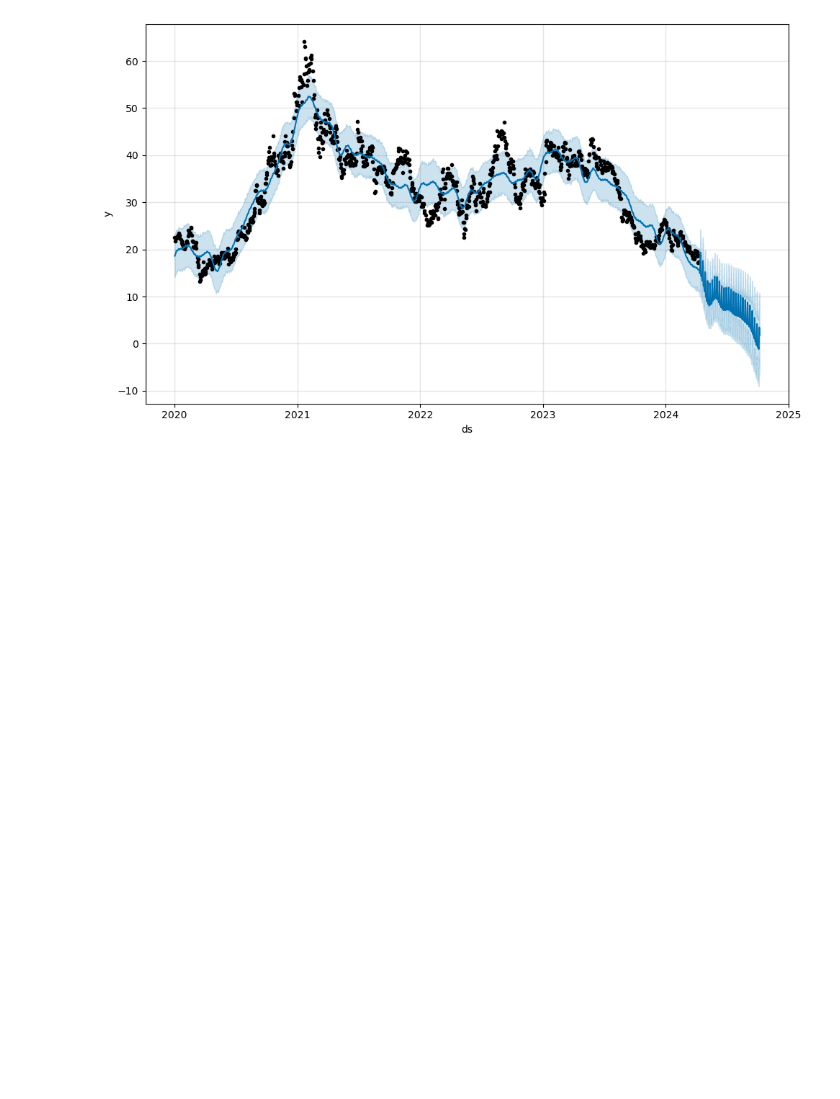
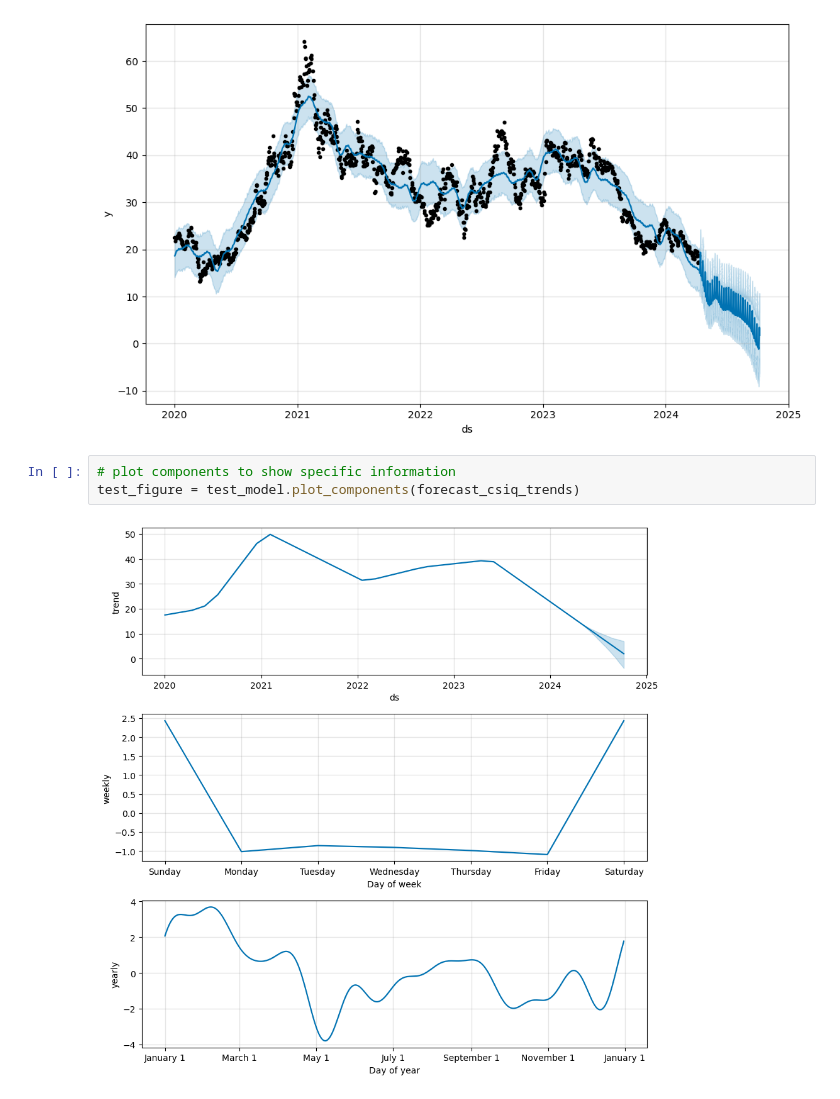
Before and after one commit to srhill12/Solar_stock_project, a Jupyter notebook: terry_test_workbook.ipynb, the cells around one changed output. Drawn from its saved outputs; the diff is of its cells as text; blank space fills up the shorter version.

```diff
--- a/terry_test_workbook.ipynb
+++ b/terry_test_workbook.ipynb
@@ -352,3 +355,8 @@ csiq_predictions_df = test_model.plot(forecast_csiq_trends)
 11:11:50 - cmdstanpy - INFO - Chain [1] start processing
 11:11:50 - cmdstanpy - INFO - Chain [1] done processing
 [figure]
+# %%
+# plot components to show specific information
+test_figure = test_model.plot_components(forecast_csiq_trends)
+# %% [output]
+[figure, added]
```
Also changed, not shown: parts of 2 cells of this notebook.
